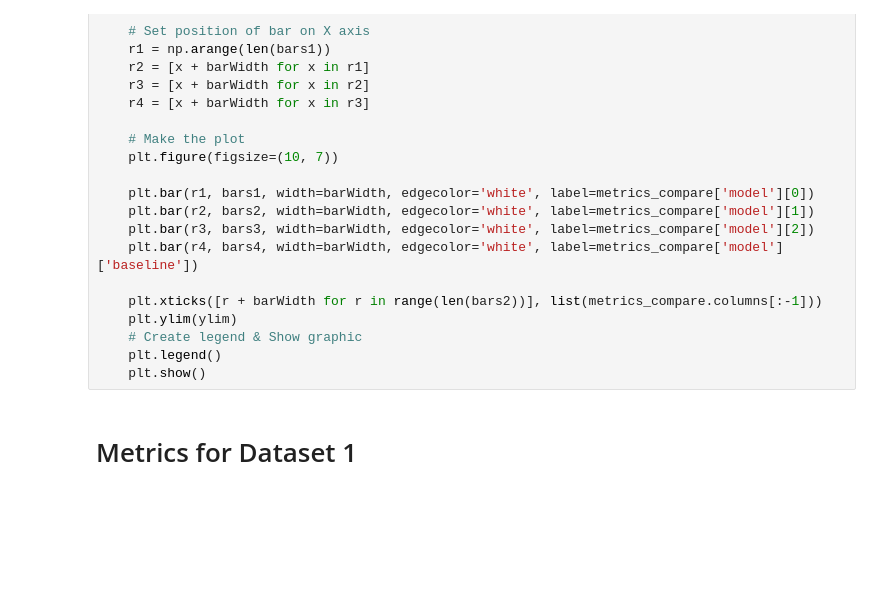
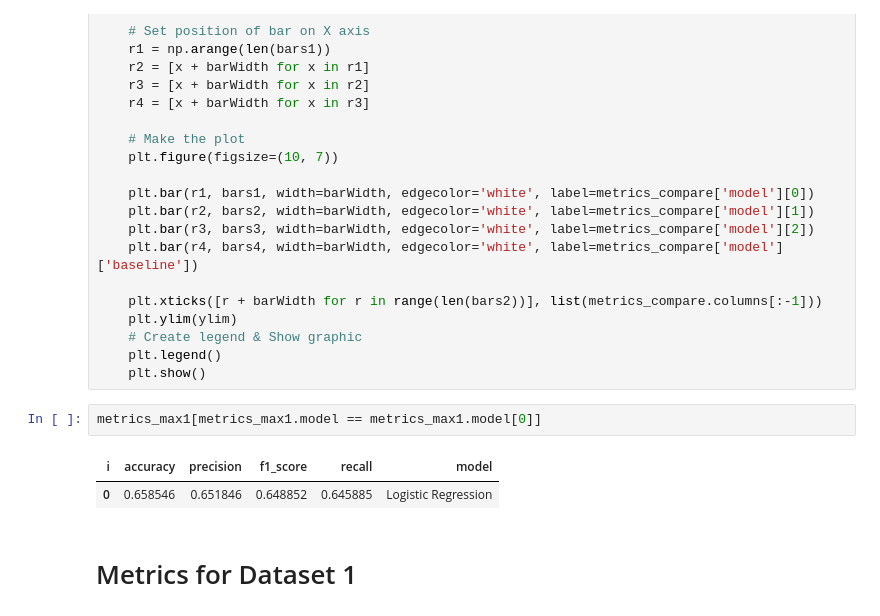
Before and after one commit to es-g/MSc_Ethereum_price_trend_analysis, a Jupyter notebook: metrics.ipynb, the cells around one changed output. Drawn from its saved outputs; the diff is of its cells as text; blank space fills up the shorter version.

```diff
--- a/metrics.ipynb
+++ b/metrics.ipynb
@@ -187,6 +183,11 @@ def plot_metrics_baseline(metrics_max1, baseline_metrics, ylim=[0.3, 0.7]):
     # Create legend & Show graphic
     plt.legend()
     plt.show()
+# %%
+metrics_max1[metrics_max1.model == metrics_max1.model[0]]
+# %% [output]
+| i | accuracy | precision | f1_score | recall | model |
+| 0 | 0.658546 | 0.651846 | 0.648852 | 0.645885 | Logistic Regression |
 # %% [markdown]
 # Metrics for Dataset 1
 # %% [markdown]
```
Also changed, not shown: parts of 4 cells of this notebook, 4 other files.
